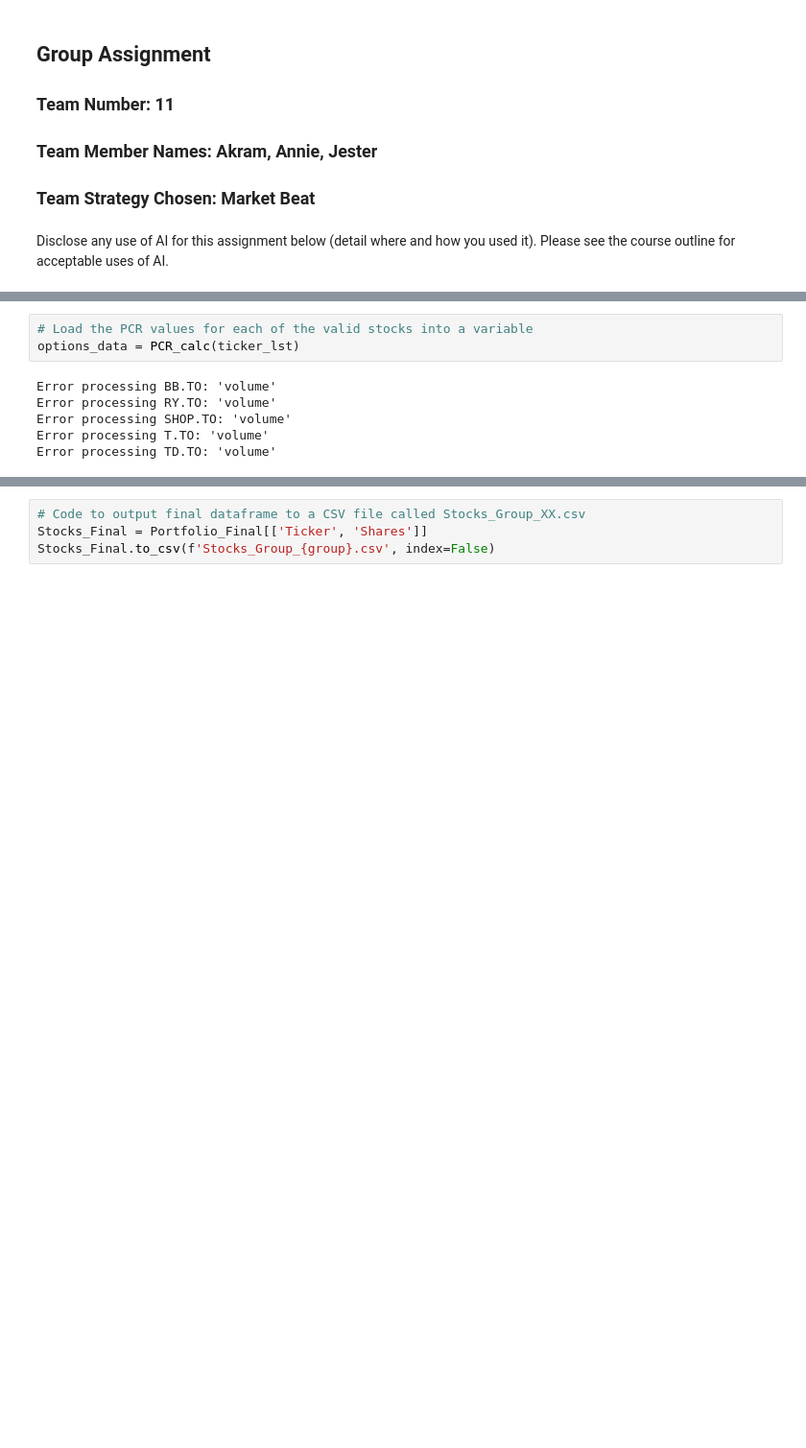
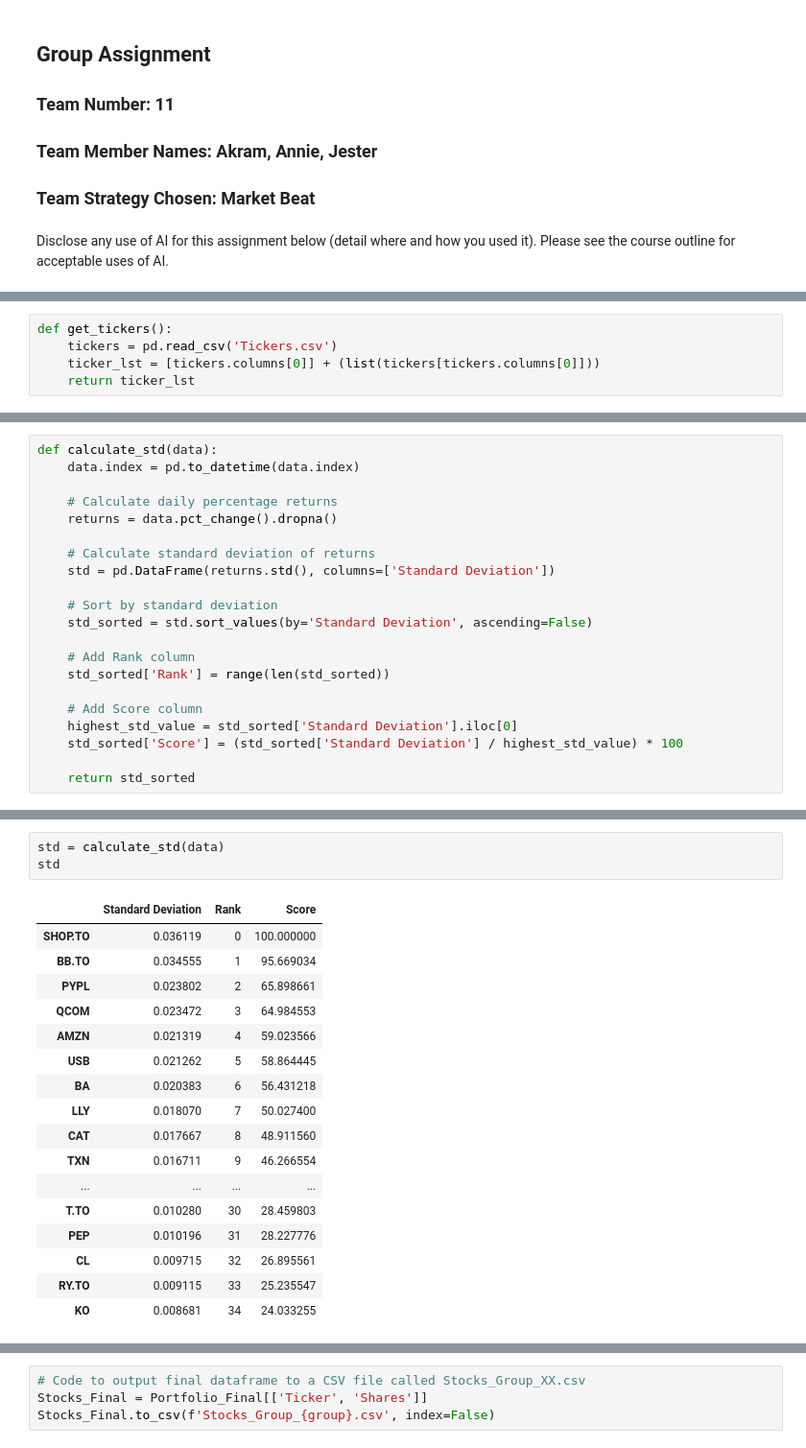
Before and after one commit to akramj13/CFM101-Project, a Jupyter notebook: Team 11 Assignment Annie.ipynb, the cells around one changed output, grey strips where cells are left out. Shown: that part at 96% size. Cells and saved outputs as stored; diff of their text form; blank space fills up the shorter version.

```diff
--- a/Team 11 Assignment Annie.ipynb
+++ b/Team 11 Assignment Annie.ipynb
@@ -23,3 +53,8 @@ Disclose any use of AI for this assignment below (detail where and how you used
+# %%
+def get_tickers():
+    tickers = pd.read_csv('Tickers.csv')
+    ticker_lst = [tickers.columns[0]] + (list(tickers[tickers.columns[0]]))
+    return ticker_lst
 # %%
 # Important Constants:
 amount = 1_000_000 # Initial investment amount of $1,000,000
@@ -134,0 +204,21 @@ print(optimal.x)
+# %%
+def calculate_std(data):
+    data.index = pd.to_datetime(data.index)
+
+    # Calculate daily percentage returns
+    returns = data.pct_change().dropna()
+
+    # Calculate standard deviation of returns
+    std = pd.DataFrame(returns.std(), columns=['Standard Deviation'])
+
+    # Sort by standard deviation
+    std_sorted = std.sort_values(by='Standard Deviation', ascending=False)
+
+    # Add Rank column
+    std_sorted['Rank'] = range(len(std_sorted))
+
+    # Add Score column
+    highest_std_value = std_sorted['Standard Deviation'].iloc[0]
+    std_sorted['Score'] = (std_sorted['Standard Deviation'] / highest_std_value) * 100
+
+    return std_sorted
@@ -194,10 +285,22 @@ data.head()
-# %%
-# Load the PCR values for each of the valid stocks into a variable
-options_data = PCR_calc(ticker_lst)
-# %% [output]
-Error processing BB.TO: 'volume'
-Error processing RY.TO: 'volume'
-Error processing SHOP.TO: 'volume'
-Error processing T.TO: 'volume'
-Error processing TD.TO: 'volume'
+# %%
+std = calculate_std(data)
+std
+# %% [output]
+|  | Standard Deviation | Rank | Score |
+| SHOP.TO | 0.036119 | 0 | 100.000000 |
+| BB.TO | 0.034555 | 1 | 95.669034 |
+| PYPL | 0.023802 | 2 | 65.898661 |
+| QCOM | 0.023472 | 3 | 64.984553 |
+| AMZN | 0.021319 | 4 | 59.023566 |
+| USB | 0.021262 | 5 | 58.864445 |
+| BA | 0.020383 | 6 | 56.431218 |
+| LLY | 0.018070 | 7 | 50.027400 |
+| CAT | 0.017667 | 8 | 48.911560 |
+| TXN | 0.016711 | 9 | 46.266554 |
+| ... | ... | ... | ... |
+| T.TO | 0.010280 | 30 | 28.459803 |
+| PEP | 0.010196 | 31 | 28.227776 |
+| CL | 0.009715 | 32 | 26.895561 |
+| RY.TO | 0.009115 | 33 | 25.235547 |
+| KO | 0.008681 | 34 | 24.033255 |
 # %%
```
Also changed, not shown: parts of 14 cells of this notebook, 1 other file.
